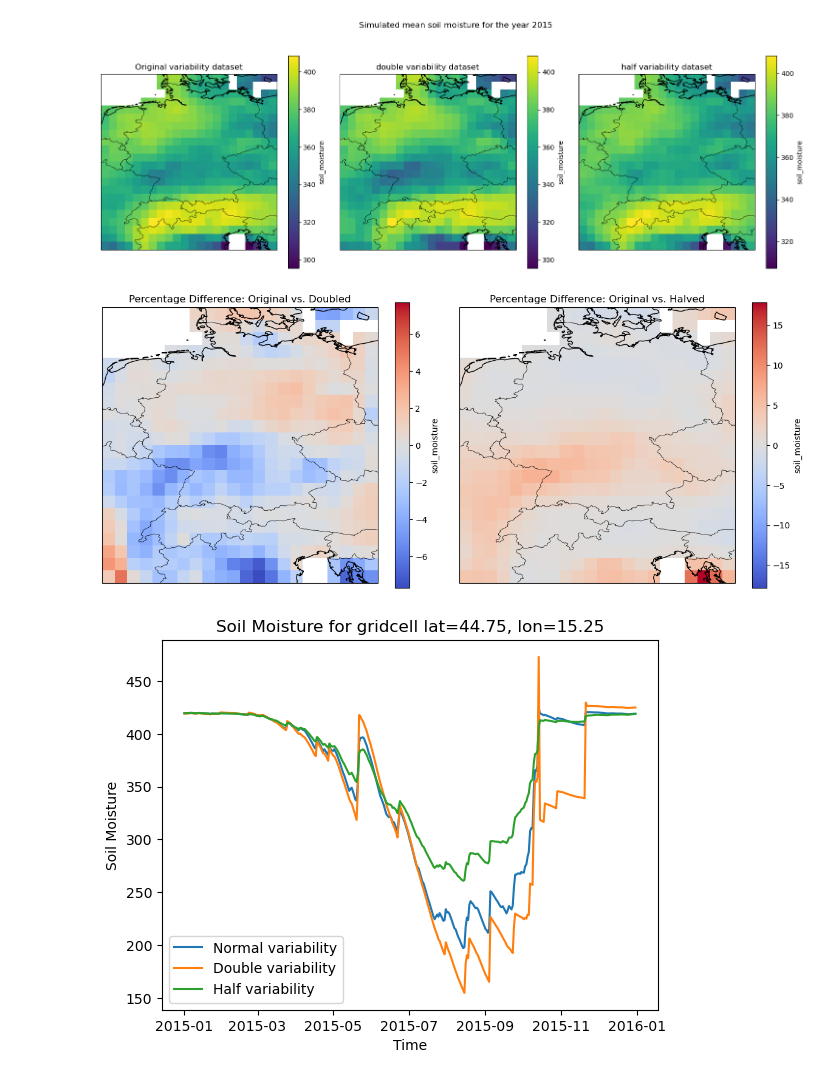
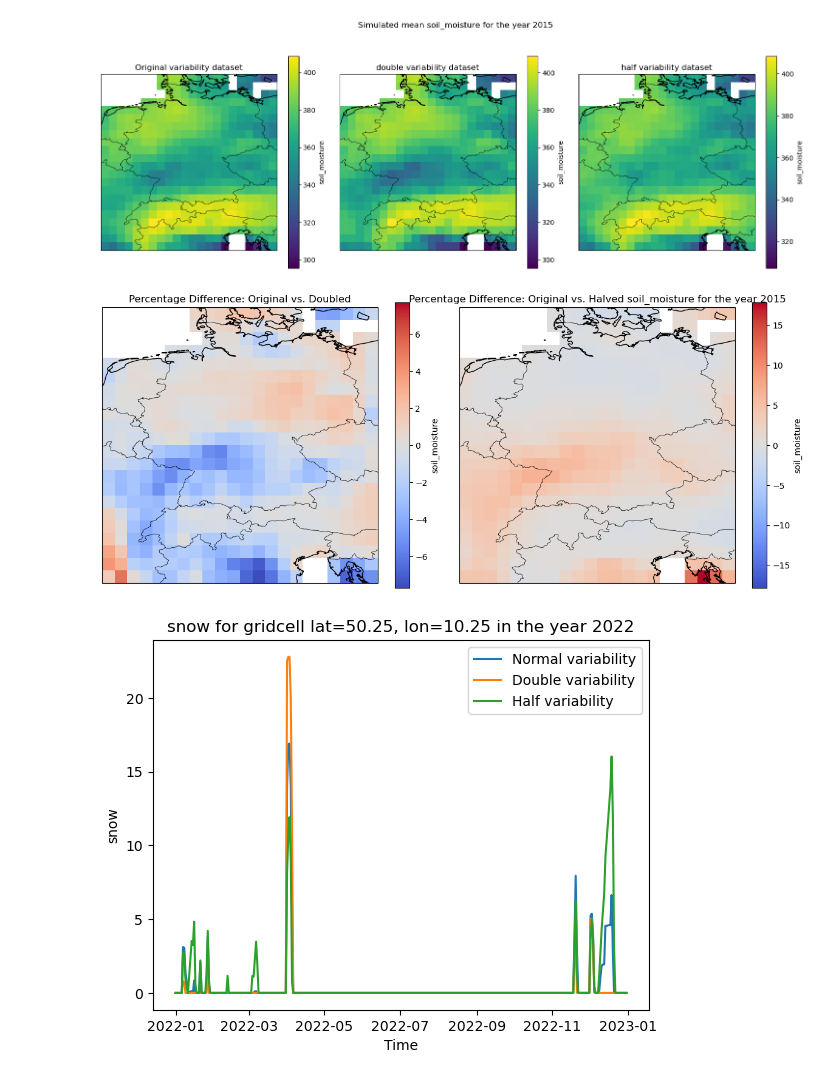
Before and after one commit to JohannaTrost/MSC24-WBM, a Jupyter notebook: model_output_visualization.ipynb, the cells around one changed output. Cells and saved outputs as stored; diff of their text form; code cells hidden in the pictures.

```diff
--- a/model_output_visualization.ipynb
+++ b/model_output_visualization.ipynb
@@ -98,21 +78,22 @@ plt.show()
 [figure]
 # %%
 # Show the difference in percent
+year = 2015
+out_param = 'soil_moisture'
 
 # Define the datasets
-datasets = [out_normal['soil_moisture'], out_dbl['soil_moisture'], out_half['soil_moisture']]
+datasets = [out_normal[out_param], out_dbl[out_param], out_half[out_param]]
 dataset_names = ['Original variability', 'Double variability', 'Half variability']
 
 # Calculate percentage difference between original and doubled/halved datasets
-percentage_diff_double_ds = soil_moisture_ds.copy()
-percentage_diff_half_ds = soil_moisture_ds.copy()
-percentage_diff_double_ds['soil_moisture'] = ((datasets[1]['soil_moisture'] - datasets[0]['soil_moisture']) / datasets[0]['soil_moisture']) * 100
-percentage_diff_half_ds['soil_moisture'] = ((datasets[2]['soil_moisture'] - datasets[0]['soil_moisture']) / datasets[0]['soil_moisture']) * 100
+percentage_diff_double_ds = out_normal[out_param].copy()
+percentage_diff_half_ds = out_normal[out_param].copy()
+percentage_diff_double_ds[out_param] = ((datasets[1][out_param] - datasets[0][out_param]) / datasets[0][out_param]) * 100
+percentage_diff_half_ds[out_param] = ((datasets[2][out_param] - datasets[0][out_param]) / datasets[0][out_param]) * 100
 
 # Calculate Soil Moisture Mean Data for one year for all grid cells
-year = 2015
-percentage_diff_double = percentage_diff_double_ds.sel(time=str(year))['soil_moisture'].mean(dim='time')
-percentage_diff_half = percentage_diff_half_ds.sel(time=str(year))['soil_moisture'].mean(dim='time')
+percentage_diff_double = percentage_diff_double_ds.sel(time=str(year))[out_param].mean(dim='time')
+percentage_diff_half = percentage_diff_half_ds.sel(time=str(year))[out_param].mean(dim='time')
 
 # Create subplots
 fig, axs = plt.subplots(1, 2, subplot_kw={'projection': ccrs.PlateCarree()}, figsize=(12, 5))
@@ -127,7 +108,7 @@ axs[0].coastlines()
 
 # Plot percentage difference between original and halved dataset
 percentage_diff_half.plot.imshow(cmap='coolwarm', transform=ccrs.PlateCarree(), ax=axs[1])
-axs[1].set_title('Percentage Difference: Original vs. Halved')
+axs[1].set_title(f'Percentage Difference: Original vs. Halved {out_param} for the year {year}')
 axs[1].set_xlabel('Longitude')
 axs[1].set_ylabel('Latitude')
 axs[1].add_feature(cfeature.BORDERS, linewidth=0.5)
@@ -136,26 +117,27 @@ axs[1].coastlines()
 plt.tight_layout()
 plt.show()
 # %% [output]
-[figure, old version]
+[figure, new version]
 # %%
 # Plot the time series of Soil Moisture for one year for one gridcell
-year = 2015
-lon = 15.25
-lat = 44.75
+out_param = 'snow'
+year = 2022
+lon = 10.25
+lat = 50.25
 
-sm_data_year_normal = out_normal['soil_moisture'].sel(time=str(year), lon=lon, lat=lat)
-sm_data_year_dbl = out_dbl['soil_moisture'].sel(time=str(year), lon=lon, lat=lat)
-sm_data_year_half = out_half['soil_moisture'].sel(time=str(year), lon=lon, lat=lat)
+sm_data_year_normal = out_normal[out_param].sel(time=str(year), lon=lon, lat=lat)
+sm_data_year_dbl = out_dbl[out_param].sel(time=str(year), lon=lon, lat=lat)
+sm_data_year_half = out_half[out_param].sel(time=str(year), lon=lon, lat=lat)
 
 
 # Plot the soil moisture over time
-plt.plot(sm_data_year_normal['time'], sm_data_year_normal['soil_moisture'], label='Normal variability')
-plt.plot(sm_data_year_dbl['time'], sm_data_year_dbl['soil_moisture'], label='Double variability')
-plt.plot(sm_data_year_half['time'], sm_data_year_half['soil_moisture'], label='Half variability')
+plt.plot(sm_data_year_normal['time'], sm_data_year_normal[out_param], label='Normal variability')
+plt.plot(sm_data_year_dbl['time'], sm_data_year_dbl[out_param], label='Double variability')
+plt.plot(sm_data_year_half['time'], sm_data_year_half[out_param], label='Half variability')
 plt.xlabel('Time')
-plt.ylabel('Soil Moisture')
-plt.title(f'Soil Moisture for gridcell lat={lat}, lon={lon}')
+plt.ylabel(f'{out_param}')
+plt.title(f'{out_param} for gridcell lat={lat}, lon={lon} in the year {year}')
 plt.legend()
 plt.show()
 # %% [output]
-[figure, old version]
+[figure, new version]
```
Also changed, not shown: parts of 3 cells of this notebook.
